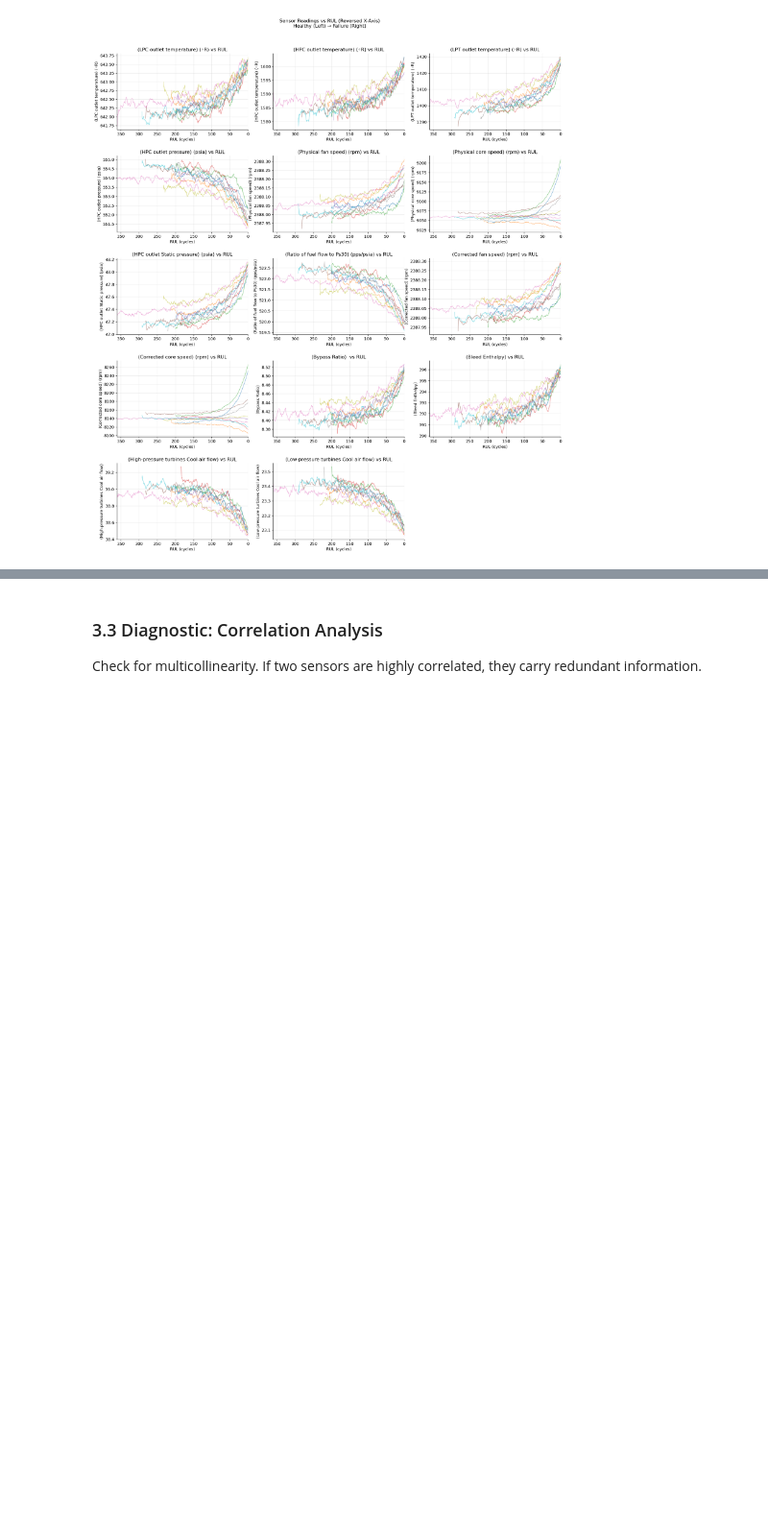
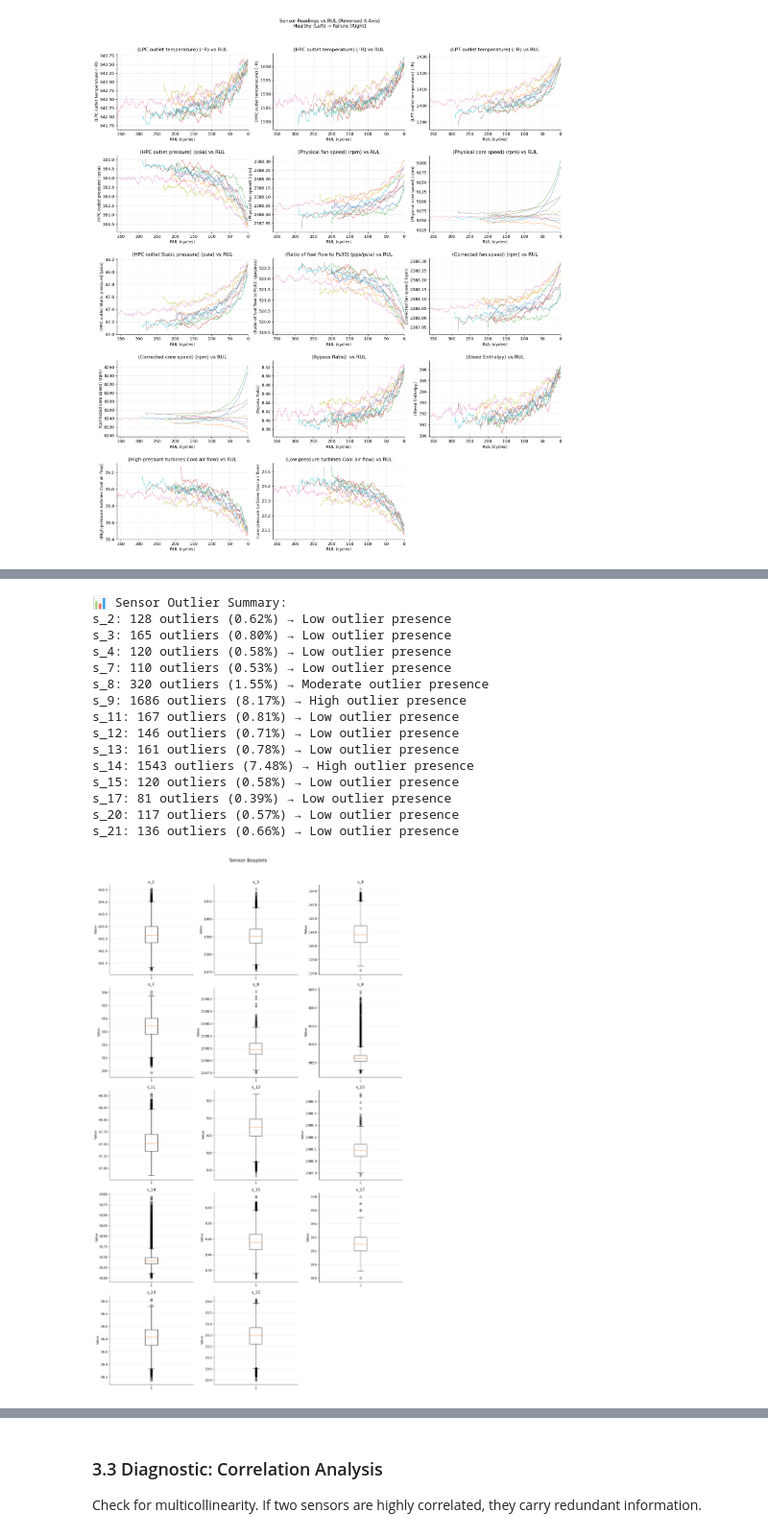
Before and after one commit to SKYTAN-050107/VHack_RUL_Predictions, a Jupyter notebook: src/03_eda.ipynb, the cells around one changed output, grey strips where cells are left out. Shown at 96% size. Saved outputs shown, nothing was run; the diff lists cells and outputs as text; code cells hidden in the pictures; blank space fills up the shorter version.

```diff
--- a/src/03_eda.ipynb
+++ b/src/03_eda.ipynb
@@ -224,3 +238,78 @@ sensor_trends_analysis(df_train, sensor_cols, Sensor_dictionary, n_engines=10, r
+# %%
+def boxplot_sensors_grid(df, sensor_names, n_cols=3):
+    """
+    Plot boxplots for multiple sensors in a grid and give textual outlier summary.
+
+    Args:
+        df: DataFrame containing the sensor columns.
+        sensor_names: List of sensor column names (e.g., ['s_1', 's_2', ...]).
+        n_cols: Number of columns in the grid.
+    """
+    # Keep only sensors that exist in df
+    sensor_names = [s for s in sensor_names if s in df.columns]
+
+    n_sensors = len(sensor_names)
+    n_rows = (n_sensors + n_cols - 1) // n_cols  # ceil division for rows
+
+    fig, axes = plt.subplots(n_rows, n_cols, figsize=(5*n_cols, 5*n_rows))
+    axes = axes.flatten()  # flatten for easy iteration
+
+    print("📊 Sensor Outlier Summary:")
+    for i, sensor in enumerate(sensor_names):
+        # Boxplot
+        axes[i].boxplot(df[sensor])
+        axes[i].set_title(sensor)
+        axes[i].set_ylabel('Value')
+
+        # Outlier detection using IQR
+        Q1 = df[sensor].quantile(0.25)
+        Q3 = df[sensor].quantile(0.75)
+        IQR = Q3 - Q1
+        outliers = df[(df[sensor] < Q1 - 1.5*IQR) | (df[sensor] > Q3 + 1.5*IQR)][sensor]
+        n_outliers = len(outliers)
+        perc_outliers = n_outliers / len(df) * 100
+
+        # Decide seriousness
+        if perc_outliers < 1:
+            severity = "Low"
+        elif perc_outliers < 5:
+            severity = "Moderate"
+        else:
+            severity = "High"
+
+        print(f"{sensor}: {n_outliers} outliers ({perc_outliers:.2f}%) → {severity} outlier presence")
+
+    # Remove any extra subplots
+    for j in range(i+1, len(axes)):
+        fig.delaxes(axes[j])
+
+    plt.suptitle('Sensor Boxplots', fontsize=16, y=1.02)
+    plt.tight_layout()
+    plt.show()
+
+
+# Generate sensor_names from remaining columns
+sensor_names = [c for c in df_train.columns if c.startswith('s_')]
+
+# Call the function
+boxplot_sensors_grid(df_train, sensor_names)
+# %% [output]
+📊 Sensor Outlier Summary:
+s_2: 128 outliers (0.62%) → Low outlier presence
+s_3: 165 outliers (0.80%) → Low outlier presence
+s_4: 120 outliers (0.58%) → Low outlier presence
+s_7: 110 outliers (0.53%) → Low outlier presence
+s_8: 320 outliers (1.55%) → Moderate outlier presence
+s_9: 1686 outliers (8.17%) → High outlier presence
+s_11: 167 outliers (0.81%) → Low outlier presence
+s_12: 146 outliers (0.71%) → Low outlier presence
+s_13: 161 outliers (0.78%) → Low outlier presence
+s_14: 1543 outliers (7.48%) → High outlier presence
+s_15: 120 outliers (0.58%) → Low outlier presence
+s_17: 81 outliers (0.39%) → Low outlier presence
+s_20: 117 outliers (0.57%) → Low outlier presence
+s_21: 136 outliers (0.66%) → Low outlier presence
+[figure, added]
 # %% [markdown]
 #### Sensor Outlier Analysis
 
```
Also changed, not shown: parts of 7 cells of this notebook, 15 other files.
